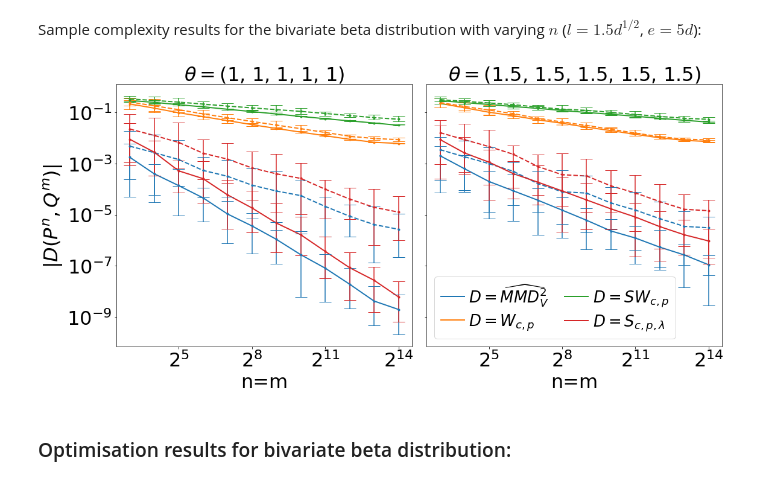
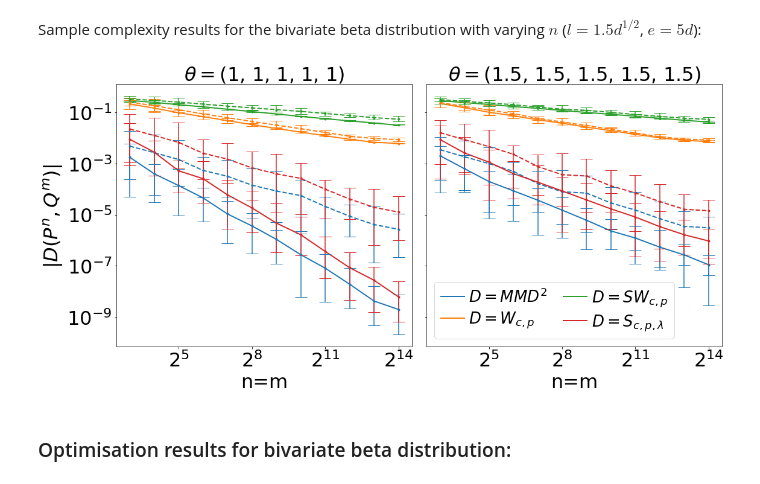
Before and after one commit to johannnamr/Discrepancy-based-inference-using-QMC, a Jupyter notebook: Visualisations/Inference.ipynb, the cells around one changed output. Cells and saved outputs as stored; diff of their text form; code cells hidden in the pictures.

```diff
--- a/Visualisations/Inference.ipynb
+++ b/Visualisations/Inference.ipynb
@@ -384,7 +384,7 @@ fig,(ax1,ax2) = plt.subplots(1,2,figsize=(18,8),sharey='row')
 cmap = plt.get_cmap("tab10")
 
 # \theta=(1,1,1,1,1)
-ax1.plot(n, bibeta_mmd2_n_int['mmd_rqmc'], linewidth=2, color=cmap(0), label=r'$D=\widehat{MMD}^2_V$')
+ax1.plot(n, bibeta_mmd2_n_int['mmd_rqmc'], linewidth=2, color=cmap(0), label=r'$D=MMD^2$')
 ax1.plot(n, bibeta_mmd2_n_int['mmd_mc'],'--', linewidth=2, color=cmap(0))
 ax1.plot(n, bibeta_w_n_int['w_rqmc'], linewidth=2, color=cmap(1), label=r'$D=W_{c,p}$')
 ax1.plot(n, bibeta_w_n_int['w_mc'],'--', linewidth=2, color=cmap(1))
@@ -406,35 +406,35 @@ ax1.set_xlabel('n=m')
 ax1.set_ylabel(r'$|D(P^n,Q^m)|$')
 ax1.set_title(r'$\theta=$'+'(1, 1, 1, 1, 1)')
 
 # \theta=(1.5,1.5,1.5,1.5,1.5)
-ax2.plot(n, bibeta_mmd2_n_noint['mmd_rqmc'], linewidth=2, color=cmap(0), label=r'$D=\widehat{MMD}^2_V$')
+ax2.plot(n, bibeta_mmd2_n_noint['mmd_rqmc'], linewidth=2, color=cmap(0), label=r'$D=MMD^2$')
 ax2.plot(n, bibeta_mmd2_n_noint['mmd_mc'],'--', linewidth=2, color=cmap(0))
 ax2.plot(n, bibeta_w_n_noint['w_rqmc'], linewidth=2, color=cmap(1), label=r'$D=W_{c,p}$')
 ax2.plot(n, bibeta_w_n_noint['w_mc'],'--', linewidth=2, color=cmap(1))
 ax2.plot(n, bibeta_sw_n_noint['w_rqmc'], linewidth=2, color=cmap(2), label=r'$D=SW_{c,p}$')
 ax2.plot(n, bibeta_sw_n_noint['w_mc'],'--', linewidth=2, color=cmap(2))
 ax2.plot(n, bibeta_sink_n_noint['sink_rqmc'], linewidth=2, color=cmap(3), label=r'$D=S_{c,p,\lambda}$')
 ax2.plot(n, bibeta_sink_n_noint['sink_mc'],'--', linewidth=2, color=cmap(3))
 ax2.errorbar(n, bibeta_mmd2_n_noint['mmd_mc'], yerr=[bibeta_mmd2_n_noint['mmd_mc']-bibeta_mmd2_n_noint['mmd_min_mc'],bibeta_mmd2_n_noint['mmd_max_mc']-bibeta_mmd2_n_noint['mmd_mc']], fmt='.', color=cmap(0), capsize=10, elinewidth=1.5)
 ax2.errorbar(n, bibeta_mmd2_n_noint['mmd_rqmc'], yerr=[bibeta_mmd2_n_noint['mmd_rqmc']-bibeta_mmd2_n_noint['mmd_min_rqmc'],bibeta_mmd2_n_noint['mmd_max_rqmc']-bibeta_mmd2_n_noint['mmd_rqmc']], fmt='.', color=cmap(0), capsize=10, elinewidth=1.5)
 ax2.errorbar(n, bibeta_w_n_noint['w_mc'], yerr=[bibeta_w_n_noint['w_mc']-bibeta_w_n_noint['w_min_mc'],bibeta_w_n_noint['w_max_mc']-bibeta_w_n_noint['w_mc']], fmt='.', color=cmap(1), capsize=10, elinewidth=1.5)
 ax2.errorbar(n, bibeta_w_n_noint['w_rqmc'], yerr=[bibeta_w_n_noint['w_rqmc']-bibeta_w_n_noint['w_min_rqmc'],bibeta_w_n_noint['w_max_rqmc']-bibeta_w_n_noint['w_rqmc']], fmt='.', color=cmap(1), capsize=10, elinewidth=1.5)
 ax2.errorbar(n, bibeta_sw_n_noint['w_rqmc'], yerr=[bibeta_sw_n_noint['w_rqmc']-bibeta_sw_n_noint['w_min_rqmc'],bibeta_sw_n_noint['w_max_rqmc']-bibeta_sw_n_noint['w_rqmc']], fmt='.', color=cmap(2), capsize=10, elinewidth=1.5)
 ax2.errorbar(n, bibeta_sw_n_noint['w_mc'], yerr=[bibeta_sw_n_noint['w_mc']-bibeta_sw_n_noint['w_min_mc'],bibeta_sw_n_noint['w_max_mc']-bibeta_sw_n_noint['w_mc']], fmt='.', color=cmap(2), capsize=10, elinewidth=1.5)
 ax2.errorbar(n, bibeta_sink_n_noint['sink_rqmc'], yerr=[bibeta_sink_n_noint['sink_rqmc']-bibeta_sink_n_noint['sink_min_rqmc'],bibeta_sink_n_noint['sink_max_rqmc']-bibeta_sink_n_noint['sink_rqmc']], fmt='.', color=cmap(3), capsize=10, elinewidth=1.5)
 ax2.errorbar(n, bibeta_sink_n_noint['sink_mc'], yerr=[bibeta_sink_n_noint['sink_mc']-bibeta_sink_n_noint['sink_min_mc'],bibeta_sink_n_noint['sink_max_mc']-bibeta_sink_n_noint['sink_mc']], fmt='.', color=cmap(3), capsize=10, elinewidth=1.5)
 ax2.set_xscale('log', basex=2)
 ax2.set_yscale('log', basey=10)
 ax2.set_xlabel('n=m')
 ax2.set_title(r'$\theta=$'+'(1.5, 1.5, 1.5, 1.5, 1.5)')
 ax2.legend(loc= 'lower left', ncol=2,handlelength=1.5,labelspacing=0.3,handletextpad=0.3,columnspacing=1)
 
 plt.subplots_adjust(wspace=0.05, hspace=0.05)
 
 plt.savefig('bibeta_sample_complexity.png',bbox_inches = 'tight', pad_inches = .1)
 plt.show()
 # %% [output]
-[figure, old version]
+[figure, new version]
 # %% [markdown]
 ### Optimisation results for bivariate beta distribution:
 # %% [markdown]
```
Also changed, not shown: parts of 9 cells of this notebook.
